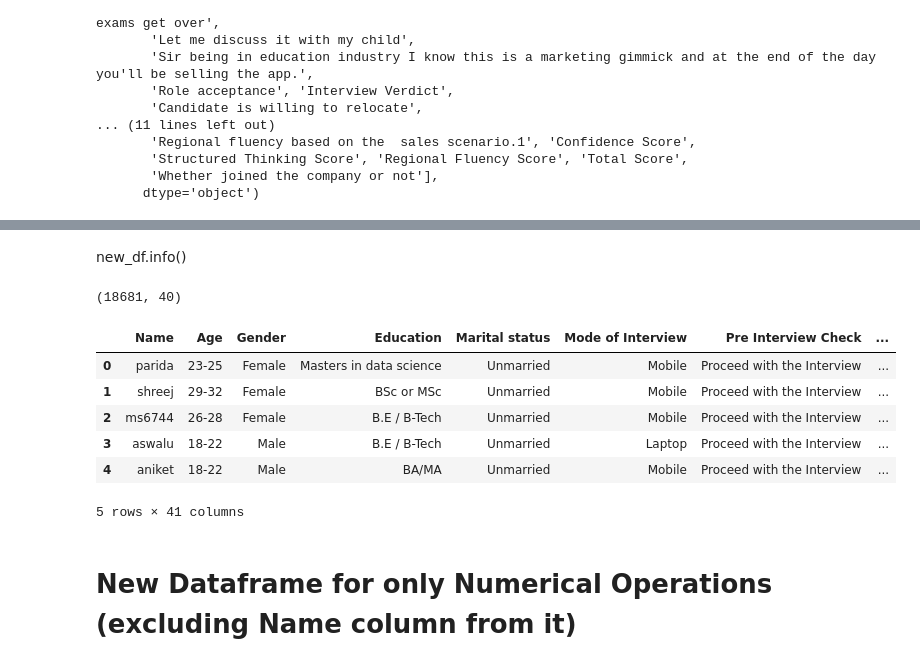
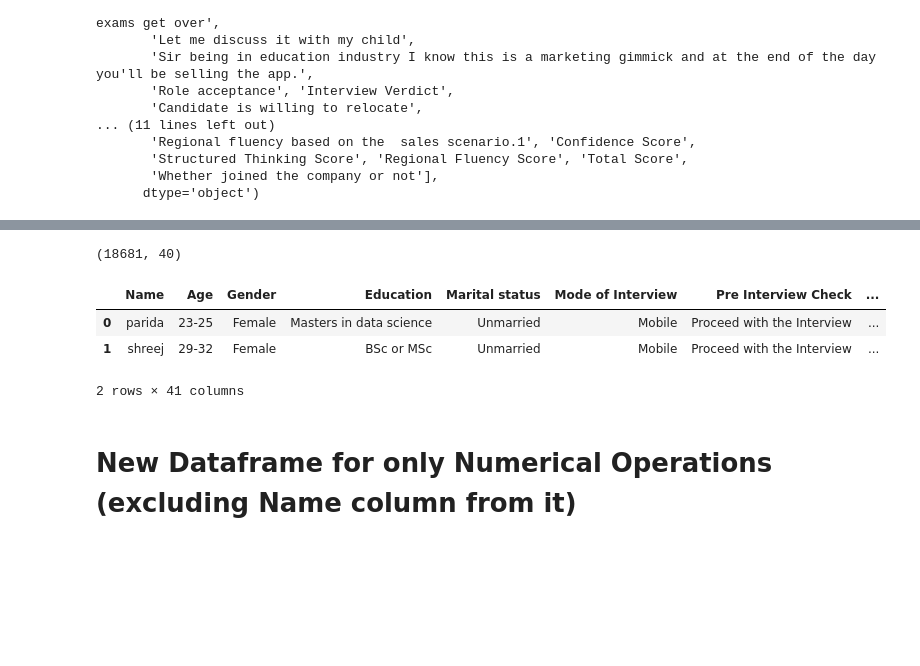
Before and after one commit to DushyantGoyal1611/PythonML, a Jupyter notebook: Recommender System/Candidate_Recommender_System.ipynb, the cells around one changed output, grey strips where cells are left out. Drawn from its saved outputs; the diff is of its cells as text; code cells hidden in the pictures; blank space fills up the shorter version.

```diff
--- a/Recommender System/Candidate_Recommender_System.ipynb
+++ b/Recommender System/Candidate_Recommender_System.ipynb
@@ -94,0 +99,4 @@ Index(['Name', 'Age', 'Gender', 'Education', 'Marital status',
+# %%
+df['Whether joined the company or not'] = df['Whether joined the company or not'].replace({'Joined':'Yes', 'Not Joined':'No'})
+# %%
+df['Whether joined the company or not'] = df['Whether joined the company or not'].map({'Yes': 1, 'No': 0}).astype(int)
@@ -173,5 +148,3 @@ new_df.head(1)
-# %% [markdown]
-new_df.info()
 # %%
 df.shape
 # %% [output]
@@ -179,15 +152,12 @@ df.shape
 # %%
 df['id'] = df.index
 # %%
-df.head()
+df.head(2)
 # %% [output]
 |  | Name | Age | Gender | Education | Marital status | Mode of Interview | Pre Interview Check | ... |
 | 0 | parida | 23-25 | Female | Masters in data science | Unmarried | Mobile | Proceed with the Interview | ... |
 | 1 | shreej | 29-32 | Female | BSc or MSc | Unmarried | Mobile | Proceed with the Interview | ... |
-| 2 | ms6744 | 26-28 | Female | B.E / B-Tech | Unmarried | Mobile | Proceed with the Interview | ... |
-| 3 | aswalu | 18-22 | Male | B.E / B-Tech | Unmarried | Laptop | Proceed with the Interview | ... |
-| 4 | aniket | 18-22 | Male | BA/MA | Unmarried | Mobile | Proceed with the Interview | ... |
-5 rows × 41 columns
+2 rows × 41 columns
 # %% [markdown]
 # New Dataframe for only Numerical Operations (excluding Name column from it)
 # %%
```
Also changed, not shown: parts of 49 cells of this notebook, 2 other files.
